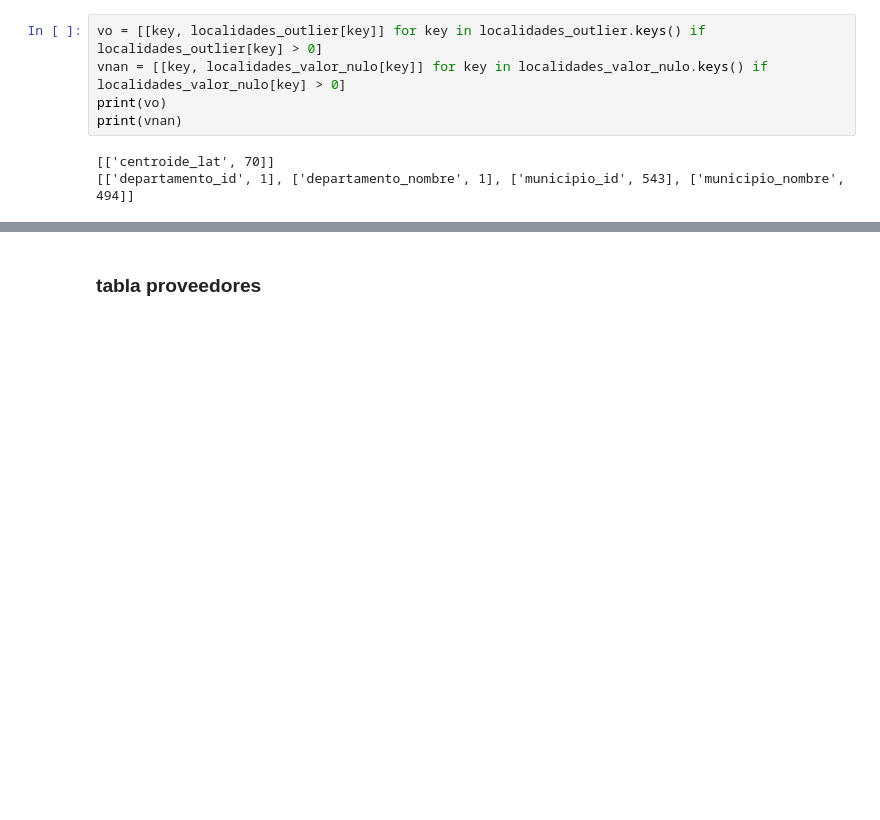
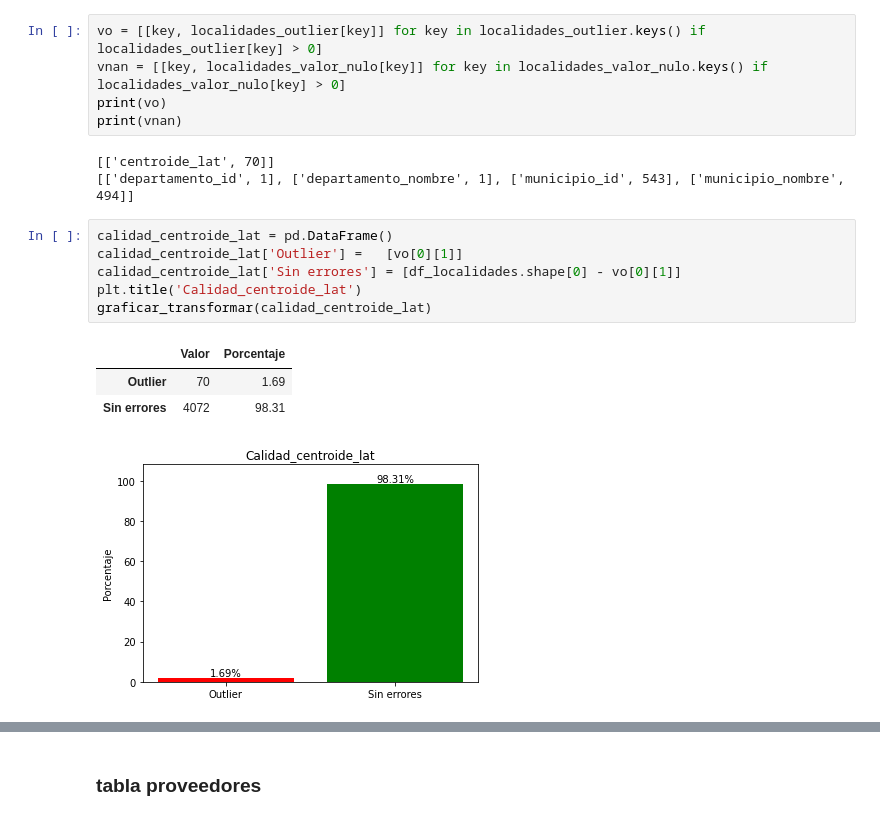
Before and after one commit to AlexRodriguezVillavicencio/DS-PI-ProyectoIndividual, a Jupyter notebook: calidad_dato.ipynb, the cells around one changed output, grey strips where cells are left out. Drawn from its saved outputs; the diff is of its cells as text; blank space fills up the shorter version.

Commit message:
calidad de los datos notebook

```diff
--- a/calidad_dato.ipynb
+++ b/calidad_dato.ipynb
@@ -148,3 +148,14 @@ print(vnan)
 # %% [output]
 [['centroide_lat', 70]]
 [['departamento_id', 1], ['departamento_nombre', 1], ['municipio_id', 543], ['municipio_nombre', 494]]
+# %%
+calidad_centroide_lat = pd.DataFrame()
+calidad_centroide_lat['Outlier'] =   [vo[0][1]]
+calidad_centroide_lat['Sin errores'] = [df_localidades.shape[0] - vo[0][1]]
+plt.title('Calidad_centroide_lat')
+graficar_transformar(calidad_centroide_lat)
+# %% [output]
+|  | Valor | Porcentaje |
+| Outlier | 70 | 1.69 |
+| Sin errores | 4072 | 98.31 |
+[figure, added]
```
Also changed, not shown: parts of 7 cells of this notebook.
